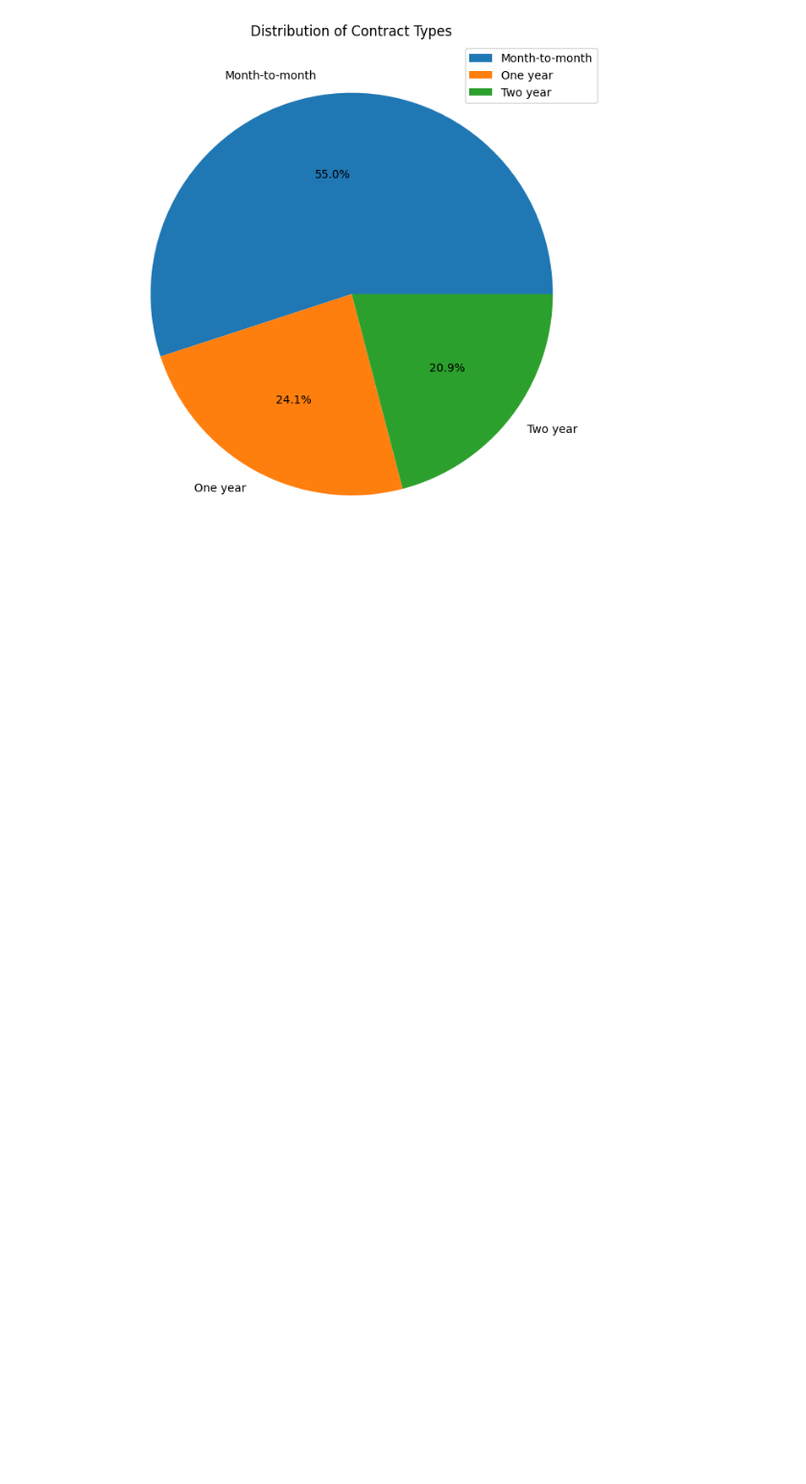
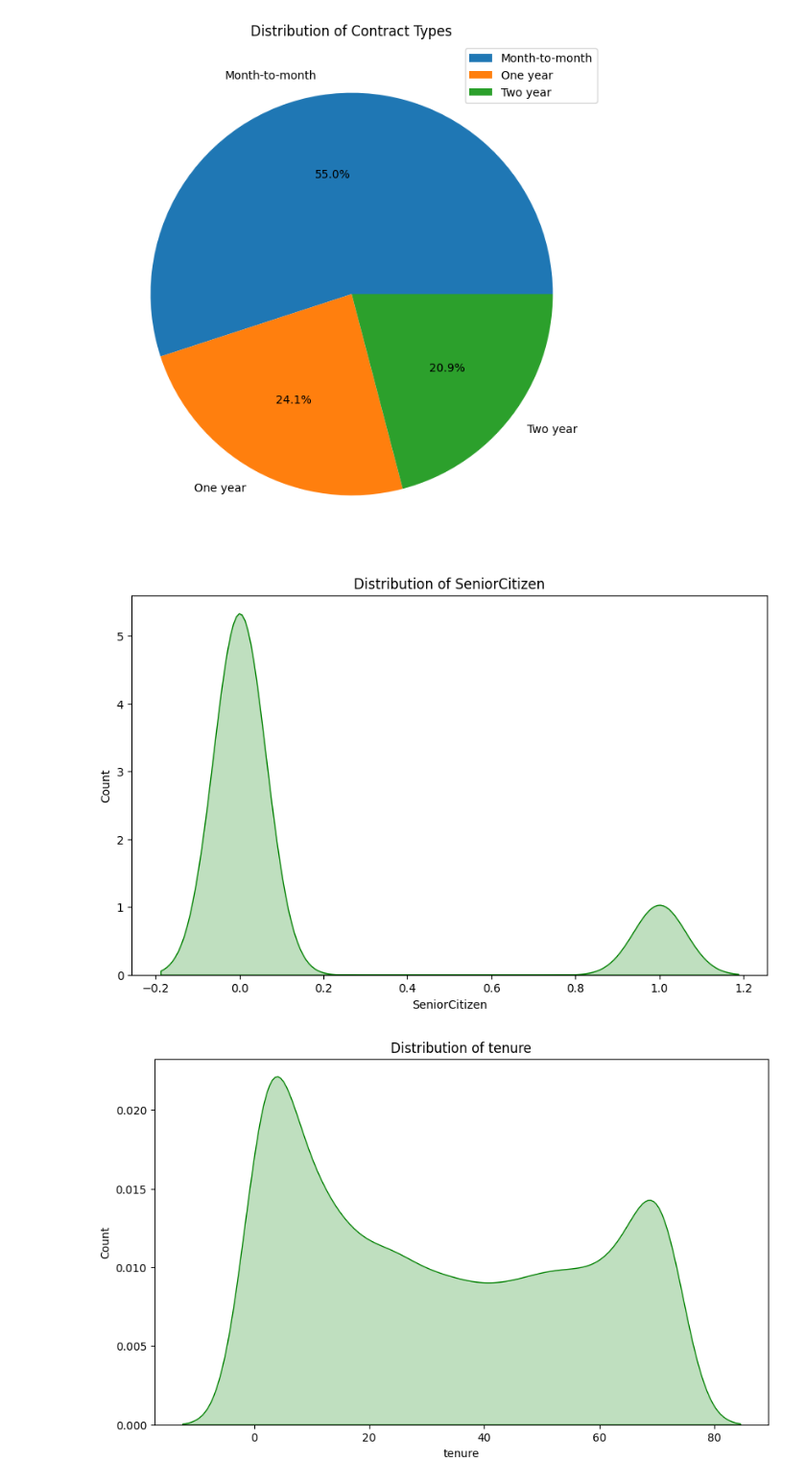
Before and after one commit to elmoujahidayoub171/Customer-Churn-Prediction, a Jupyter notebook: notebooks/eda.ipynb, the cells around one changed output. Shown at 96% size. Drawn from its saved outputs; the diff is of its cells as text; code cells hidden in the pictures; blank space fills up the shorter version.

Commit message:
add visualization of quantity columns

```diff
--- a/notebooks/eda.ipynb
+++ b/notebooks/eda.ipynb
@@ -116,3 +116,14 @@ plt.legend(labels=data["Contract"].unique() , loc="upper right")
 # %% [output]
 <matplotlib.legend.Legend at 0x...>
 [figure]
+# %%
+x =['SeniorCitizen', 'tenure', 'MonthlyCharges']
+for i in x:
+    plt.figure(figsize=(10, 6))
+    sns.kdeplot(data[i] , fill=True , color = "green")
+    plt.title(f"Distribution of {i}")
+    plt.xlabel(i)
+    plt.ylabel("Count")
+# %% [output]
+[figure, added]
+[figure, added]
```
Also changed, not shown: parts of 1 cell of this notebook.
